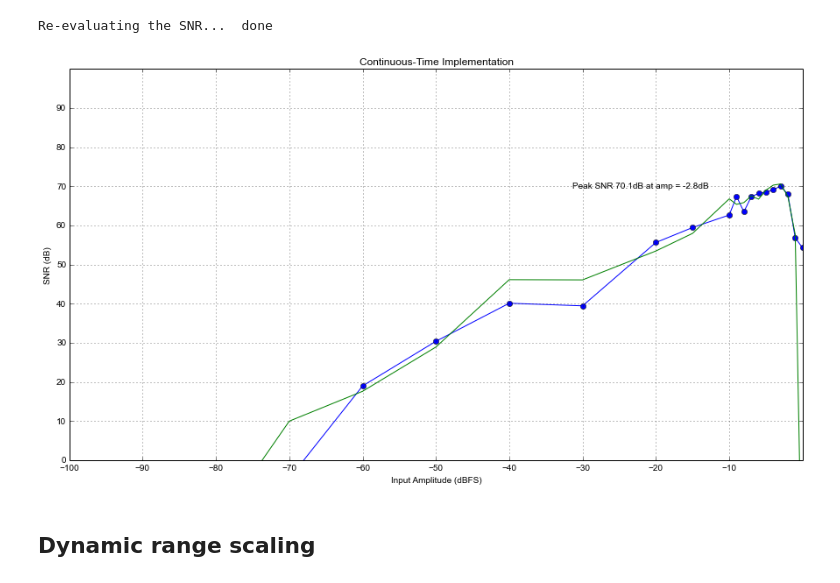
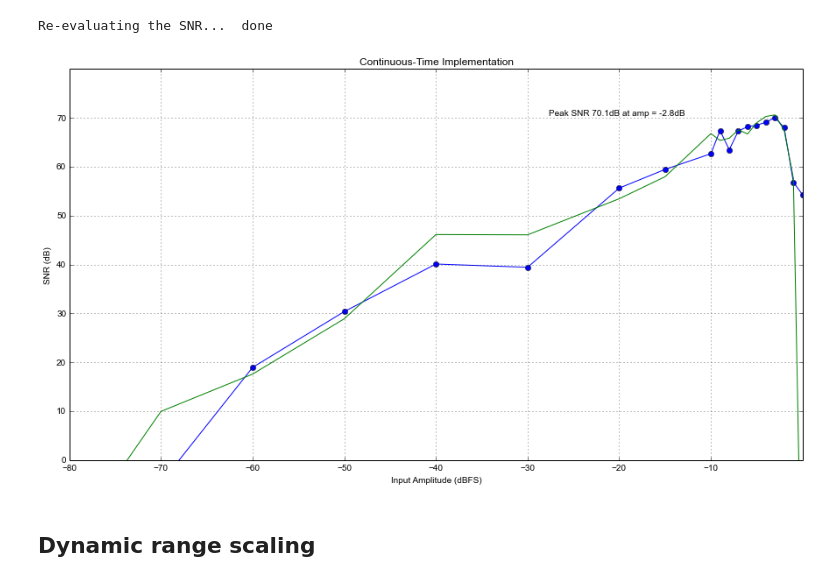
Before and after one commit to ggventurini/python-deltasigma, a Jupyter notebook: examples/dsexample3.ipynb, the cells around one changed output. Cells and saved outputs as stored; diff of their text form; code cells hidden in the pictures.

```diff
--- a/examples/dsexample3.ipynb
+++ b/examples/dsexample3.ipynb
@@ -189,17 +189,17 @@ Re-evaluating the SNR...  done
 # %%
 figure(figsize=plotsize)
 plot(ampR, snrR, 'o-')
 hold(True)
 plot(amp, snr, '-')
 peak_snrR, peak_ampR = peakSNR(snrR, ampR)
 msg = 'Peak SNR %.1fdB at amp = %-.1fdB' % (peak_snrR, peak_ampR)
-text(peak_ampR - 10, peak_snrR, msg, horizontalalignment='right', verticalalignment='center');
-figureMagic([-100, 0], 10, 1, [0, 100], 10, 1, None,'SQNR vs. Input Amplitude')
+text(peak_ampR - 10, peak_snrR, msg, horizontalalignment='right', verticalalignment='bottom');
+figureMagic([-80, 0], 10, 1, [0, 80], 10, 1, None,'SQNR vs. Input Amplitude')
 xlabel('Input Amplitude (dBFS)')
 ylabel('SNR (dB)')
 title('Continuous-Time Implementation');
 # %% [output]
-[figure, old version]
+[figure, new version]
 # %% [markdown]
 ## Dynamic range scaling
 # %%
```
Also changed, not shown: parts of 1 cell of this notebook, 6 other files.
